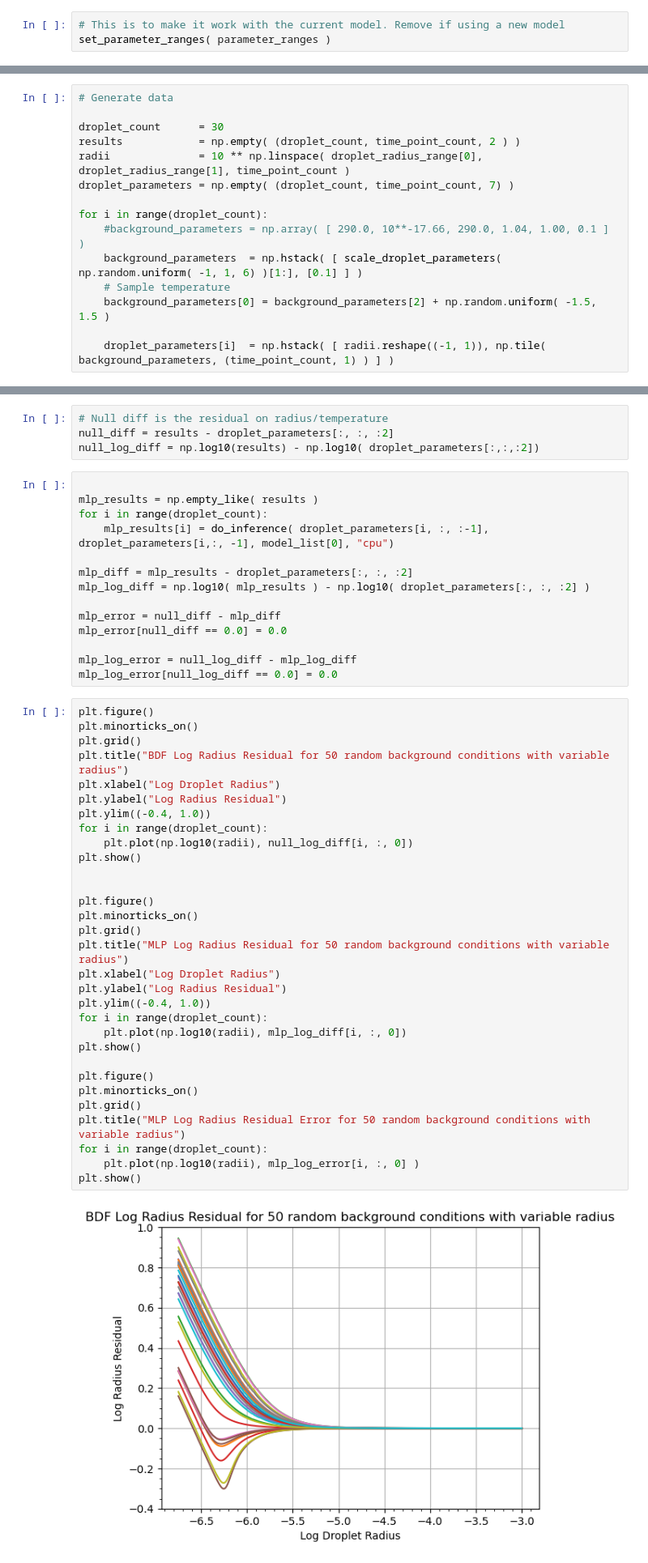
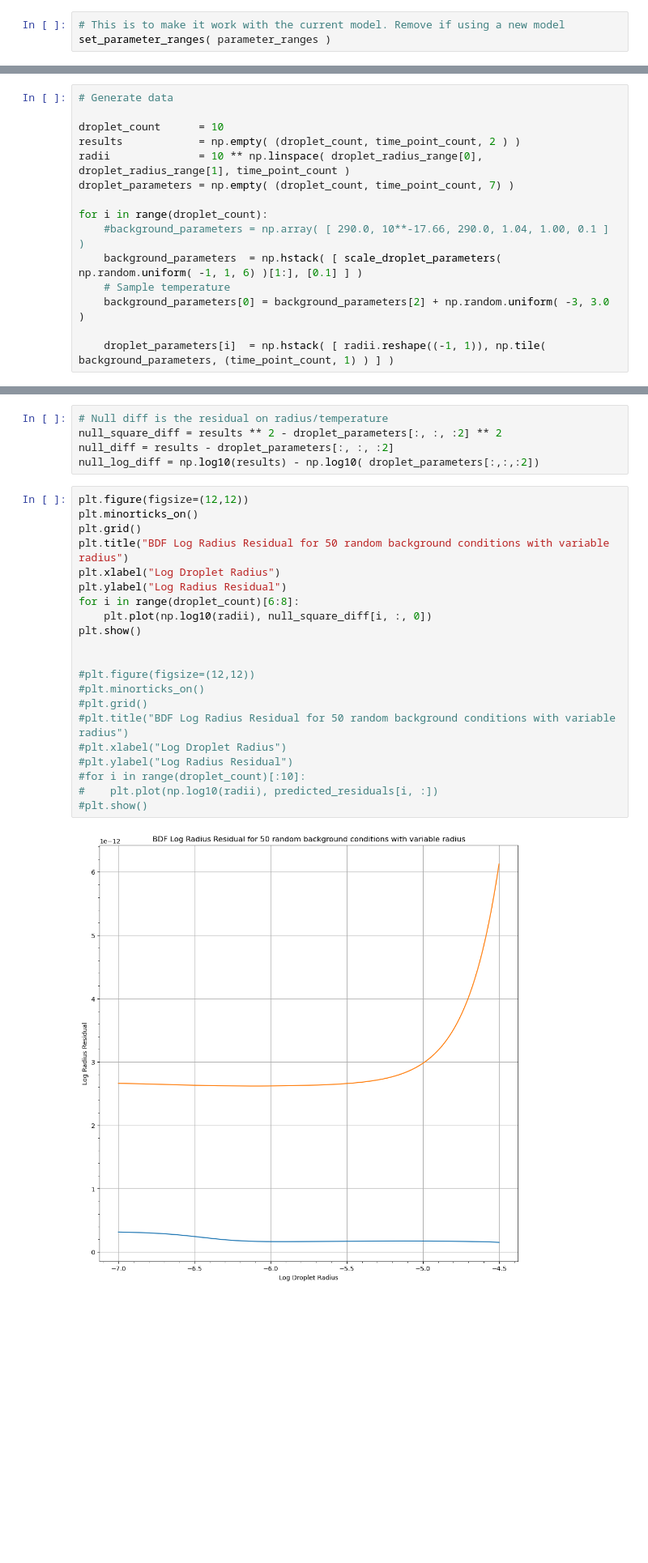
Before and after one commit to RichterLab/NTLP, a Jupyter notebook: droplet_approximation/notebooks/loss_testing.ipynb, the cells around one changed output, grey strips where cells are left out. Shown: that part at 81% size. Saved outputs shown, nothing was run; the diff lists cells and outputs as text; blank space fills up the shorter version.

```diff
--- a/droplet_approximation/notebooks/loss_testing.ipynb
+++ b/droplet_approximation/notebooks/loss_testing.ipynb
@@ -46,7 +60,7 @@ droplet_radius_range  = (-6.75, -3.0)
 # %%
 # Generate data
 
-droplet_count      = 30
+droplet_count      = 10
 results            = np.empty( (droplet_count, time_point_count, 2 ) )
 radii              = 10 ** np.linspace( droplet_radius_range[0], droplet_radius_range[1], time_point_count )
 droplet_parameters = np.empty( (droplet_count, time_point_count, 7) )
@@ -55,7 +69,7 @@ for i in range(droplet_count):
     #background_parameters = np.array( [ 290.0, 10**-17.66, 290.0, 1.04, 1.00, 0.1 ] )
     background_parameters  = np.hstack( [ scale_droplet_parameters( np.random.uniform( -1, 1, 6) )[1:], [0.1] ] )
     # Sample temperature
-    background_parameters[0] = background_parameters[2] + np.random.uniform( -1.5, 1.5 )
+    background_parameters[0] = background_parameters[2] + np.random.uniform( -3, 3.0 )
 
     droplet_parameters[i]  = np.hstack( [ radii.reshape((-1, 1)), np.tile( background_parameters, (time_point_count, 1) ) ] )
 # %%
@@ -101,51 +141,28 @@ On Particle 29
 # %%
 # Null diff is the residual on radius/temperature
+null_square_diff = results ** 2 - droplet_parameters[:, :, :2] ** 2
 null_diff = results - droplet_parameters[:, :, :2]
 null_log_diff = np.log10(results) - np.log10( droplet_parameters[:,:,:2])
-# %%
-
-mlp_results = np.empty_like( results )
-for i in range(droplet_count):
-    mlp_results[i] = do_inference( droplet_parameters[i, :, :-1], droplet_parameters[i,:, -1], model_list[0], "cpu")
-
-mlp_diff = mlp_results - droplet_parameters[:, :, :2]
-mlp_log_diff = np.log10( mlp_results ) - np.log10( droplet_parameters[:, :, :2] )
-
-mlp_error = null_diff - mlp_diff
-mlp_error[null_diff == 0.0] = 0.0
-
-mlp_log_error = null_log_diff - mlp_log_diff
-mlp_log_error[null_log_diff == 0.0] = 0.0
 # %%
-plt.figure()
+plt.figure(figsize=(12,12))
 plt.minorticks_on()
 plt.grid()
 plt.title("BDF Log Radius Residual for 50 random background conditions with variable radius")
 plt.xlabel("Log Droplet Radius")
 plt.ylabel("Log Radius Residual")
-plt.ylim((-0.4, 1.0))
-for i in range(droplet_count):
-    plt.plot(np.log10(radii), null_log_diff[i, :, 0])
+for i in range(droplet_count)[6:8]:
+    plt.plot(np.log10(radii), null_square_diff[i, :, 0])
 plt.show()
 
 
-plt.figure()
-plt.minorticks_on()
-plt.grid()
-plt.title("MLP Log Radius Residual for 50 random background conditions with variable radius")
-plt.xlabel("Log Droplet Radius")
-plt.ylabel("Log Radius Residual")
-plt.ylim((-0.4, 1.0))
-for i in range(droplet_count):
-    plt.plot(np.log10(radii), mlp_log_diff[i, :, 0])
-plt.show()
-
-plt.figure()
-plt.minorticks_on()
-plt.grid()
-plt.title("MLP Log Radius Residual Error for 50 random background conditions with variable radius")
-for i in range(droplet_count):
-    plt.plot(np.log10(radii), mlp_log_error[i, :, 0] )
-plt.show()
+#plt.figure(figsize=(12,12))
+#plt.minorticks_on()
+#plt.grid()
+#plt.title("BDF Log Radius Residual for 50 random background conditions with variable radius")
+#plt.xlabel("Log Droplet Radius")
+#plt.ylabel("Log Radius Residual")
+#for i in range(droplet_count)[:10]:
+#    plt.plot(np.log10(radii), predicted_residuals[i, :])
+#plt.show()
 # %% [output]
-[figure, old version]
+[figure, new version]
```
Also changed, not shown: parts of 14 cells of this notebook, 1 other file.
